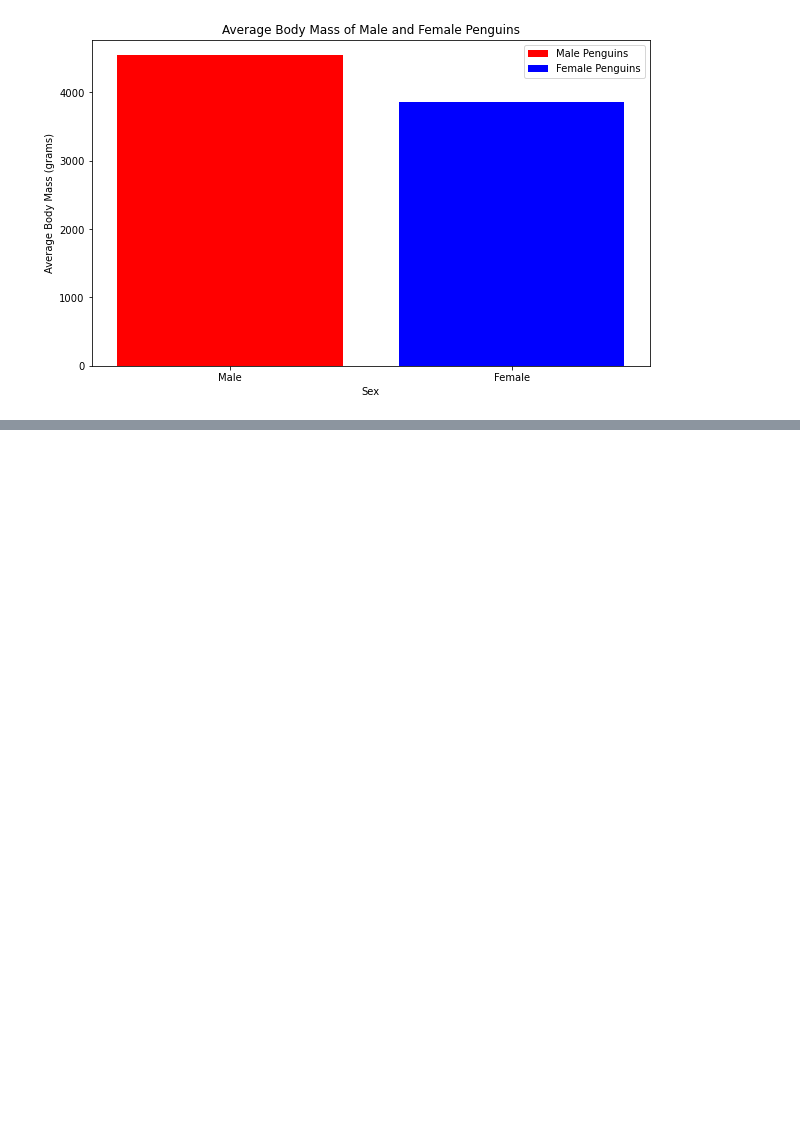
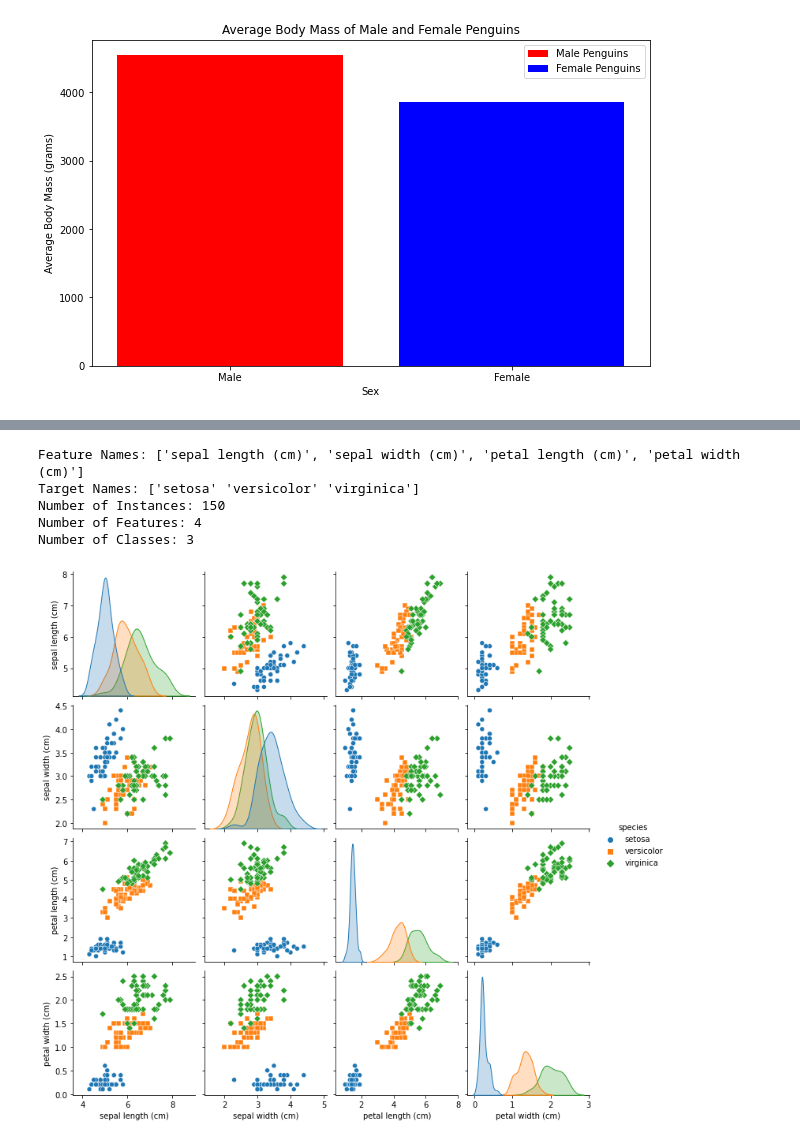
Before and after one commit to KenLin765/machine-learning-and-statistics, a Jupyter notebook: tasks.ipynb, the cells around one changed output, grey strips where cells are left out. Drawn from its saved outputs; the diff is of its cells as text; code cells hidden in the pictures; blank space fills up the shorter version.

```diff
--- a/tasks.ipynb
+++ b/tasks.ipynb
@@ -528,0 +536,22 @@ We can see that males are heavier
+# %%
+# Load Iris dataset
+iris = load_iris()
+data = pd.DataFrame(data=iris.data, columns=iris.feature_names)
+data['species'] = iris.target_names[iris.target]
+# %%
+# Print dataset information
+print("Feature Names:", iris.feature_names)
+print("Target Names:", iris.target_names)
+print("Number of Instances:", len(iris.data))
+# %% [output]
+Feature Names: ['sepal length (cm)', 'sepal width (cm)', 'petal length (cm)', 'petal width (cm)']
+Target Names: ['setosa' 'versicolor' 'virginica']
+Number of Instances: 150
+Number of Features: 4
+Number of Classes: 3
+# %%
+# Pair plot to visualize relationships between features
+sns.pairplot(data, hue='species', markers=['o', 's', 'D'])
+plt.show()
+# %% [output]
+[figure, added]
```
Also changed, not shown: parts of 3 cells of this notebook, 1 other file.
